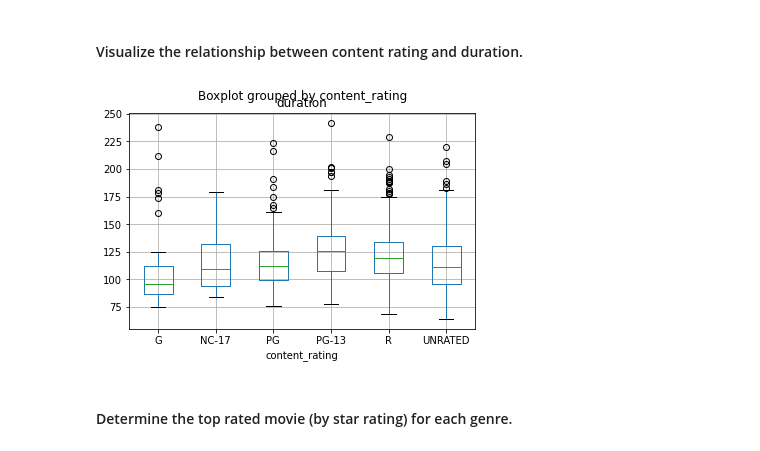
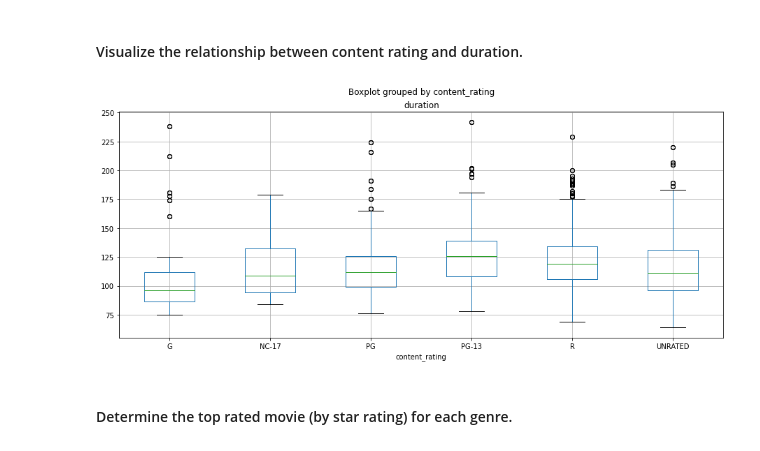
Before and after one commit to kxxhh/dat-sg-19, a Jupyter notebook: project2-eda-options/project-eda-imdb.ipynb, the cells around one changed output. Drawn from its saved outputs; the diff is of its cells as text; code cells hidden in the pictures.

Commit message:
Add figsize for boxplot

```diff
--- a/project2-eda-options/project-eda-imdb.ipynb
+++ b/project2-eda-options/project-eda-imdb.ipynb
@@ -230,9 +230,9 @@ Name: duration, dtype: float64
 #### Visualize the relationship between content rating and duration.
 # %%
 # Answer:
-movies.boxplot(column="duration", by="content_rating");
+movies.boxplot(column="duration", by="content_rating", figsize=(15, 6));
 # %% [output]
-[figure, old version]
+[figure, new version]
 # %% [markdown]
 #### Determine the top rated movie (by star rating) for each genre.
 # %%
```
